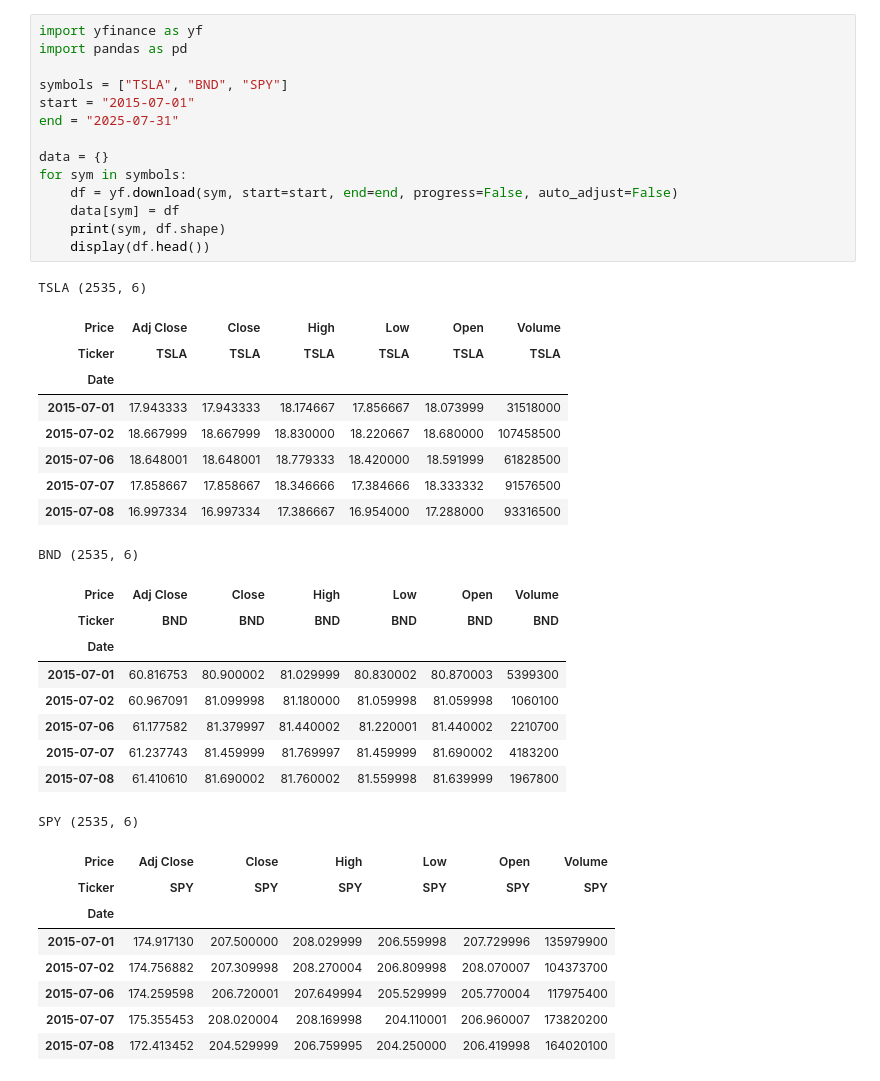
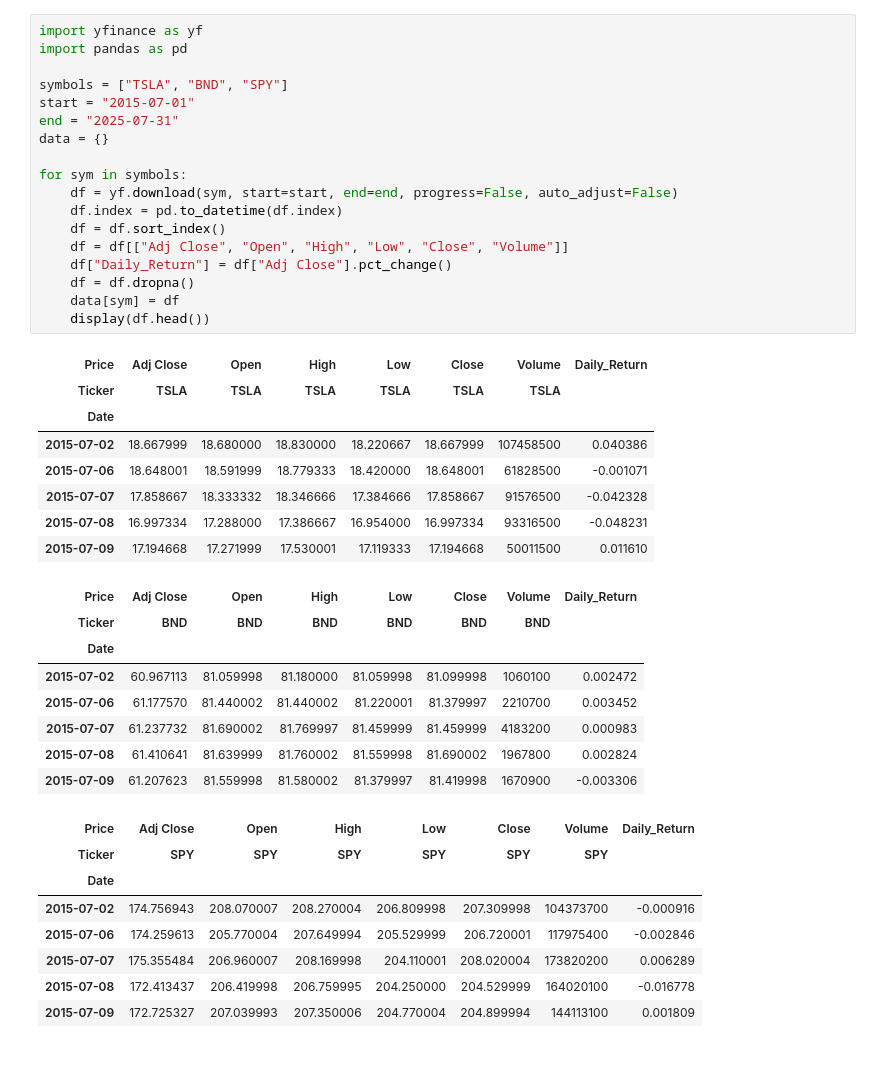
Before and after one commit to tnsay/Time-Series-Forecasting-for-Portfolio-Management-Optimization, a Jupyter notebook: notebooks/1.0-eda.ipynb, the cells around one changed output. Drawn from its saved outputs; the diff is of its cells as text.

```diff
--- a/notebooks/1.0-eda.ipynb
+++ b/notebooks/1.0-eda.ipynb
@@ -1,42 +1,43 @@
 # %%
 import yfinance as yf
 import pandas as pd
 
 symbols = ["TSLA", "BND", "SPY"]
 start = "2015-07-01"
 end = "2025-07-31"
+data = {}
 
-data = {}
 for sym in symbols:
     df = yf.download(sym, start=start, end=end, progress=False, auto_adjust=False)
+    df.index = pd.to_datetime(df.index)
+    df = df.sort_index()
+    df = df[["Adj Close", "Open", "High", "Low", "Close", "Volume"]]
+    df["Daily_Return"] = df["Adj Close"].pct_change()
+    df = df.dropna()
     data[sym] = df
-    print(sym, df.shape)
     display(df.head())
 # %% [output]
-TSLA (2535, 6)
-| Price | Adj Close | Close | High | Low | Open | Volume |
-| Ticker | TSLA | TSLA | TSLA | TSLA | TSLA | TSLA |
-| Date |  |  |  |  |  |  |
-| 2015-07-01 | 17.943333 | 17.943333 | 18.174667 | 17.856667 | 18.073999 | 31518000 |
-| 2015-07-02 | 18.667999 | 18.667999 | 18.830000 | 18.220667 | 18.680000 | 107458500 |
-| 2015-07-06 | 18.648001 | 18.648001 | 18.779333 | 18.420000 | 18.591999 | 61828500 |
-| 2015-07-07 | 17.858667 | 17.858667 | 18.346666 | 17.384666 | 18.333332 | 91576500 |
-| 2015-07-08 | 16.997334 | 16.997334 | 17.386667 | 16.954000 | 17.288000 | 93316500 |
+| Price | Adj Close | Open | High | Low | Close | Volume | Daily_Return |
+| Ticker | TSLA | TSLA | TSLA | TSLA | TSLA | TSLA |  |
+| Date |  |  |  |  |  |  |  |
+| 2015-07-02 | 18.667999 | 18.680000 | 18.830000 | 18.220667 | 18.667999 | 107458500 | 0.040386 |
+| 2015-07-06 | 18.648001 | 18.591999 | 18.779333 | 18.420000 | 18.648001 | 61828500 | -0.001071 |
+| 2015-07-07 | 17.858667 | 18.333332 | 18.346666 | 17.384666 | 17.858667 | 91576500 | -0.042328 |
+| 2015-07-08 | 16.997334 | 17.288000 | 17.386667 | 16.954000 | 16.997334 | 93316500 | -0.048231 |
+| 2015-07-09 | 17.194668 | 17.271999 | 17.530001 | 17.119333 | 17.194668 | 50011500 | 0.011610 |
-BND (2535, 6)
-| Price | Adj Close | Close | High | Low | Open | Volume |
-| Ticker | BND | BND | BND | BND | BND | BND |
-| Date |  |  |  |  |  |  |
-| 2015-07-01 | 60.816753 | 80.900002 | 81.029999 | 80.830002 | 80.870003 | 5399300 |
-| 2015-07-02 | 60.967091 | 81.099998 | 81.180000 | 81.059998 | 81.059998 | 1060100 |
-| 2015-07-06 | 61.177582 | 81.379997 | 81.440002 | 81.220001 | 81.440002 | 2210700 |
-| 2015-07-07 | 61.237743 | 81.459999 | 81.769997 | 81.459999 | 81.690002 | 4183200 |
-| 2015-07-08 | 61.410610 | 81.690002 | 81.760002 | 81.559998 | 81.639999 | 1967800 |
+| Price | Adj Close | Open | High | Low | Close | Volume | Daily_Return |
+| Ticker | BND | BND | BND | BND | BND | BND |  |
+| Date |  |  |  |  |  |  |  |
+| 2015-07-02 | 60.967113 | 81.059998 | 81.180000 | 81.059998 | 81.099998 | 1060100 | 0.002472 |
+| 2015-07-06 | 61.177570 | 81.440002 | 81.440002 | 81.220001 | 81.379997 | 2210700 | 0.003452 |
+| 2015-07-07 | 61.237732 | 81.690002 | 81.769997 | 81.459999 | 81.459999 | 4183200 | 0.000983 |
+| 2015-07-08 | 61.410641 | 81.639999 | 81.760002 | 81.559998 | 81.690002 | 1967800 | 0.002824 |
+| 2015-07-09 | 61.207623 | 81.559998 | 81.580002 | 81.379997 | 81.419998 | 1670900 | -0.003306 |
-SPY (2535, 6)
-| Price | Adj Close | Close | High | Low | Open | Volume |
-| Ticker | SPY | SPY | SPY | SPY | SPY | SPY |
-| Date |  |  |  |  |  |  |
-| 2015-07-01 | 174.917130 | 207.500000 | 208.029999 | 206.559998 | 207.729996 | 135979900 |
-| 2015-07-02 | 174.756882 | 207.309998 | 208.270004 | 206.809998 | 208.070007 | 104373700 |
-| 2015-07-06 | 174.259598 | 206.720001 | 207.649994 | 205.529999 | 205.770004 | 117975400 |
-| 2015-07-07 | 175.355453 | 208.020004 | 208.169998 | 204.110001 | 206.960007 | 173820200 |
-| 2015-07-08 | 172.413452 | 204.529999 | 206.759995 | 204.250000 | 206.419998 | 164020100 |
+| Price | Adj Close | Open | High | Low | Close | Volume | Daily_Return |
+| Ticker | SPY | SPY | SPY | SPY | SPY | SPY |  |
+| Date |  |  |  |  |  |  |  |
+| 2015-07-02 | 174.756943 | 208.070007 | 208.270004 | 206.809998 | 207.309998 | 104373700 | -0.000916 |
+| 2015-07-06 | 174.259613 | 205.770004 | 207.649994 | 205.529999 | 206.720001 | 117975400 | -0.002846 |
+| 2015-07-07 | 175.355484 | 206.960007 | 208.169998 | 204.110001 | 208.020004 | 173820200 | 0.006289 |
+| 2015-07-08 | 172.413437 | 206.419998 | 206.759995 | 204.250000 | 204.529999 | 164020100 | -0.016778 |
+| 2015-07-09 | 172.725327 | 207.039993 | 207.350006 | 204.770004 | 204.899994 | 144113100 | 0.001809 |
```
Also changed, not shown: parts of 20 cells of this notebook.
